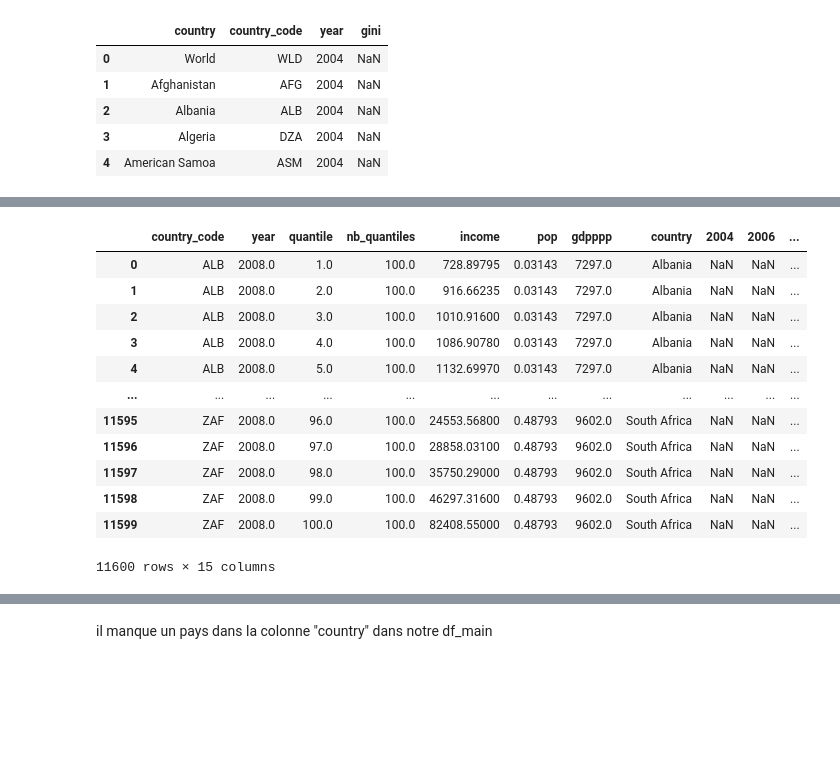
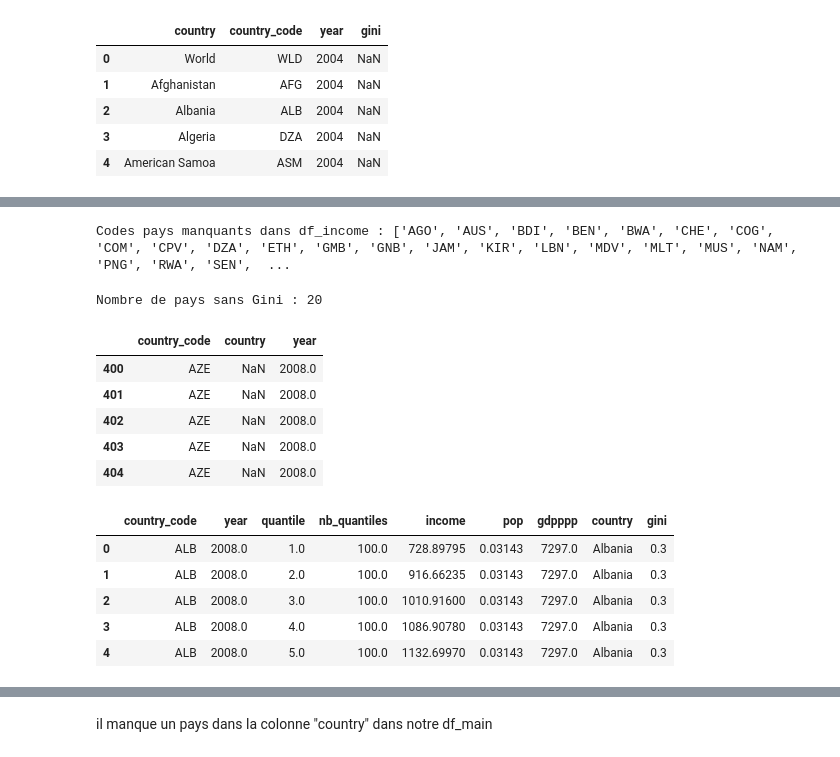
Before and after one commit to dinaglamshowroom/projet-data_oc, a Jupyter notebook: Projet_7.ipynb, the cells around one changed output, grey strips where cells are left out. Cells and saved outputs as stored; diff of their text form; code cells hidden in the pictures; blank space fills up the shorter version.

```diff
--- a/Projet_7.ipynb
+++ b/Projet_7.ipynb
@@ -782,0 +736,5 @@ df_main
+# %%
+gini_short= gini_short.dropna(subset=["gini"])
+# The line below was causing an error because it was trying to use the values of the 'gini' column as column names.
+# Additionally, the 'gini' values were already divided by 100 in a previous step, so this operation is redundant.
+# df_gini2 = df_gini2[df_gini2.gini]/100
@@ -783,18 +755,62 @@ df_main
+# %%
+# Vérifie que tu as bien des listes ou Series
+# gini_short doit être une liste ou une Series contenant les codes pays (ex : ['FRA', 'USA', ...])
+# df_income doit avoir une colonne 'country_code'
+
+# Comparaison entre gini_short et df_income['country_code']
+missing_in_income = set(gini_short['country_code']) - set(df_income['country_code'].unique())
+print("Codes pays manquants dans df_income :", sorted(missing_in_income))
+# %% [output]
+Codes pays manquants dans df_income : ['AGO', 'AUS', 'BDI', 'BEN', 'BWA', 'CHE', 'COG', 'COM', 'CPV', 'DZA', 'ETH', 'GMB', 'GNB', 'JAM', 'KIR', 'LBN', 'MDV', 'MLT', 'MUS', 'NAM', 'PNG', 'RWA', 'SEN',  ...
+# %%
+# Supprimer les pays de gini_short qui n’existent pas dans df_income
+pays_valides = df_income['country_code'].unique()
+gini_short_filtré = gini_short[gini_short['country_code'].isin(pays_valides)]
+
+# Merge enrichi sans ajout de lignes inutiles
+df_main = df_income.merge(gini_short_filtré, on=["country_code", "year"], how="left")
+# %%
+missing_gini = df_main[df_main['gini'].isna()][['country_code', 'country', 'year']]
+missing_country = list(missing_gini['country_code'].unique())
+print(f"Nombre de pays sans Gini : {len(missing_country)}")
+missing_gini.head()
+# %% [output]
+Nombre de pays sans Gini : 20
+|  | country_code | country | year |
+| 400 | AZE | NaN | 2008.0 |
+| 401 | AZE | NaN | 2008.0 |
+| 402 | AZE | NaN | 2008.0 |
+| 403 | AZE | NaN | 2008.0 |
+| 404 | AZE | NaN | 2008.0 |
+# %%
+list_gini = []
+
+# Parcours des couples (pays, année) manquants
+for _, row in missing_gini.iterrows():
+    code = row['country_code']
+    year = row['year']
+
+    dep = df_main[(df_main['country_code'] == code) & (df_main['year'] == year)]['income'].values
+
+    if len(dep) > 0:
+        dep_sorted = np.sort(dep)
+        lorenz = np.cumsum(dep_sorted) / dep_sorted.sum()
+        n = len(dep)
+        AUC = (lorenz.sum() - lorenz[-1]/2 - lorenz[0]/2) / n
+        gini = round(2 * (0.5 - AUC), 2)
+        list_gini.append((code, year, gini))
+
+# Mise à jour dans le DataFrame principal
+for code, year, gini_val in list_gini:
+    df_main.loc[(df_main["country_code"] == code) & (df_main["year"] == year), "gini"] = gini_val
 # %%
 df_main.to_csv("/content/drive/MyDrive/Projet_7/df_main3.csv", index=False)
 # %%
-df_main
+df_main.head(5)
 # %% [output]
-|  | country_code | year | quantile | nb_quantiles | income | pop | gdpppp | country | 2004 | 2006 | ... |
-| 0 | ALB | 2008.0 | 1.0 | 100.0 | 728.89795 | 0.03143 | 7297.0 | Albania | NaN | NaN | ... |
-| 1 | ALB | 2008.0 | 2.0 | 100.0 | 916.66235 | 0.03143 | 7297.0 | Albania | NaN | NaN | ... |
-| 2 | ALB | 2008.0 | 3.0 | 100.0 | 1010.91600 | 0.03143 | 7297.0 | Albania | NaN | NaN | ... |
-| 3 | ALB | 2008.0 | 4.0 | 100.0 | 1086.90780 | 0.03143 | 7297.0 | Albania | NaN | NaN | ... |
-| 4 | ALB | 2008.0 | 5.0 | 100.0 | 1132.69970 | 0.03143 | 7297.0 | Albania | NaN | NaN | ... |
-| ... | ... | ... | ... | ... | ... | ... | ... | ... | ... | ... | ... |
-| 11595 | ZAF | 2008.0 | 96.0 | 100.0 | 24553.56800 | 0.48793 | 9602.0 | South Africa | NaN | NaN | ... |
-| 11596 | ZAF | 2008.0 | 97.0 | 100.0 | 28858.03100 | 0.48793 | 9602.0 | South Africa | NaN | NaN | ... |
-| 11597 | ZAF | 2008.0 | 98.0 | 100.0 | 35750.29000 | 0.48793 | 9602.0 | South Africa | NaN | NaN | ... |
-| 11598 | ZAF | 2008.0 | 99.0 | 100.0 | 46297.31600 | 0.48793 | 9602.0 | South Africa | NaN | NaN | ... |
-| 11599 | ZAF | 2008.0 | 100.0 | 100.0 | 82408.55000 | 0.48793 | 9602.0 | South Africa | NaN | NaN | ... |
+|  | country_code | year | quantile | nb_quantiles | income | pop | gdpppp | country | gini |
+| 0 | ALB | 2008.0 | 1.0 | 100.0 | 728.89795 | 0.03143 | 7297.0 | Albania | 0.3 |
+| 1 | ALB | 2008.0 | 2.0 | 100.0 | 916.66235 | 0.03143 | 7297.0 | Albania | 0.3 |
+| 2 | ALB | 2008.0 | 3.0 | 100.0 | 1010.91600 | 0.03143 | 7297.0 | Albania | 0.3 |
+| 3 | ALB | 2008.0 | 4.0 | 100.0 | 1086.90780 | 0.03143 | 7297.0 | Albania | 0.3 |
+| 4 | ALB | 2008.0 | 5.0 | 100.0 | 1132.69970 | 0.03143 | 7297.0 | Albania | 0.3 |
-11600 rows × 15 columns
```
Also changed, not shown: parts of 113 cells of this notebook.
